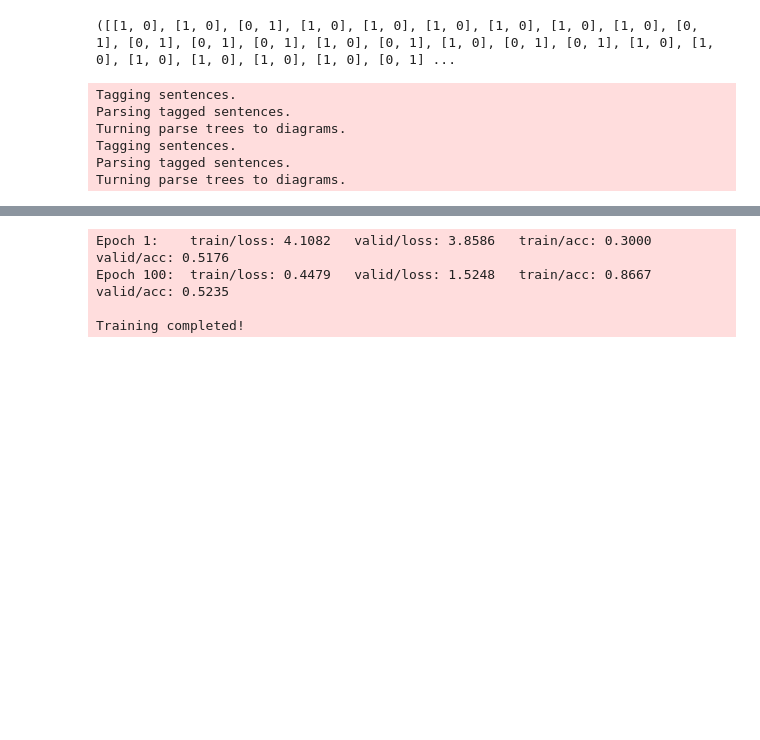
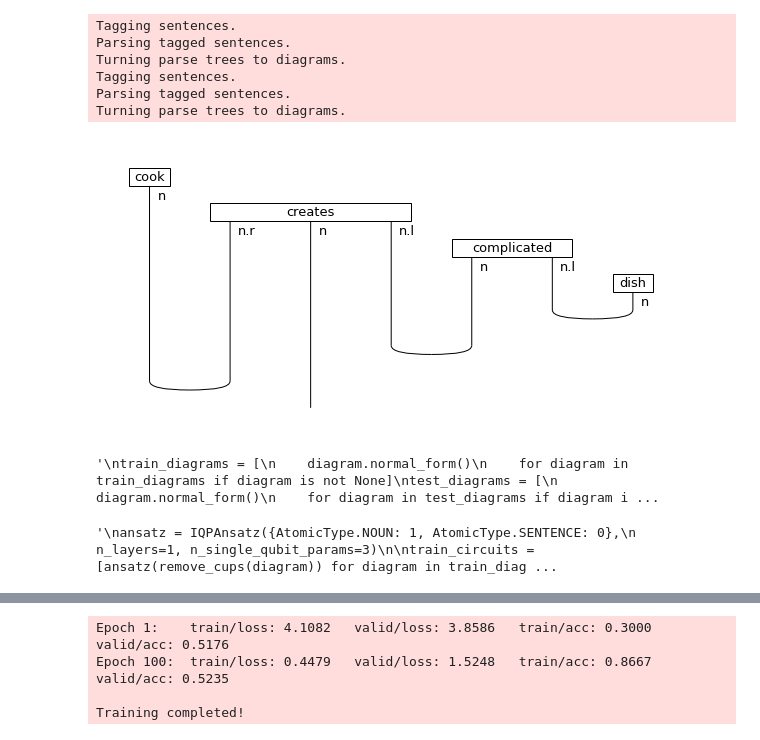
Before and after one commit to mgg39/Quantum-Natural-Language-Processing-with-lambeq---Quantinuum, a Jupyter notebook: Task5/Task5.ipynb, the cells around one changed output, grey strips where cells are left out. Cells and saved outputs as stored; diff of their text form; code cells hidden in the pictures; blank space fills up the shorter version.

```diff
--- a/Task5/Task5.ipynb
+++ b/Task5/Task5.ipynb
@@ -42,9 +46,7 @@ def read_data(filename):
     return labels, sentences
 # %%
 #Testing
-print(read_data('MC1.TXT'))
+#print(read_data('MC1.TXT'))
-# %% [output]
-([[1, 0], [1, 0], [0, 1], [1, 0], [1, 0], [1, 0], [1, 0], [1, 0], [1, 0], [0, 1], [0, 1], [0, 1], [0, 1], [1, 0], [0, 1], [1, 0], [0, 1], [0, 1], [1, 0], [1, 0], [1, 0], [1, 0], [1, 0], [1, 0], [0, 1] ...
 # %%
 #we will use 15% of the data as a training set
 labels, data = read_data('MC1.TXT')
@@ -63,25 +65,36 @@ Tagging sentences.
 Parsing tagged sentences.
 Turning parse trees to diagrams.
 # %%
+train_diagrams[0].draw(figsize=(8,4), fontsize=13)
+
+"""
 train_diagrams = [
     diagram.normal_form()
     for diagram in train_diagrams if diagram is not None]
 test_diagrams = [
     diagram.normal_form()
     for diagram in test_diagrams if diagram is not None]
 
 train_labels = [
     label for (diagram, label)
     in zip(train_diagrams, train_labels)
     if diagram is not None]
 test_labels = [
     label for (diagram, label)
     in zip(test_diagrams, test_labels)
     if diagram is not None]
+"""
+# %% [output]
+[figure, added]
+'\ntrain_diagrams = [\n    diagram.normal_form()\n    for diagram in train_diagrams if diagram is not None]\ntest_diagrams = [\n    diagram.normal_form()\n    for diagram in test_diagrams if diagram i ...
 # %%
 #Circuits
+"""
 ansatz = IQPAnsatz({AtomicType.NOUN: 1, AtomicType.SENTENCE: 0},
                    n_layers=1, n_single_qubit_params=3)
 
 train_circuits = [ansatz(remove_cups(diagram)) for diagram in train_diagrams]
 test_circuits =  [ansatz(remove_cups(diagram))  for diagram in test_diagrams]
+"""
+# %% [output]
+'\nansatz = IQPAnsatz({AtomicType.NOUN: 1, AtomicType.SENTENCE: 0},\n                   n_layers=1, n_single_qubit_params=3)\n\ntrain_circuits = [ansatz(remove_cups(diagram)) for diagram in train_diag ...
```
Also changed, not shown: parts of 12 cells of this notebook.
